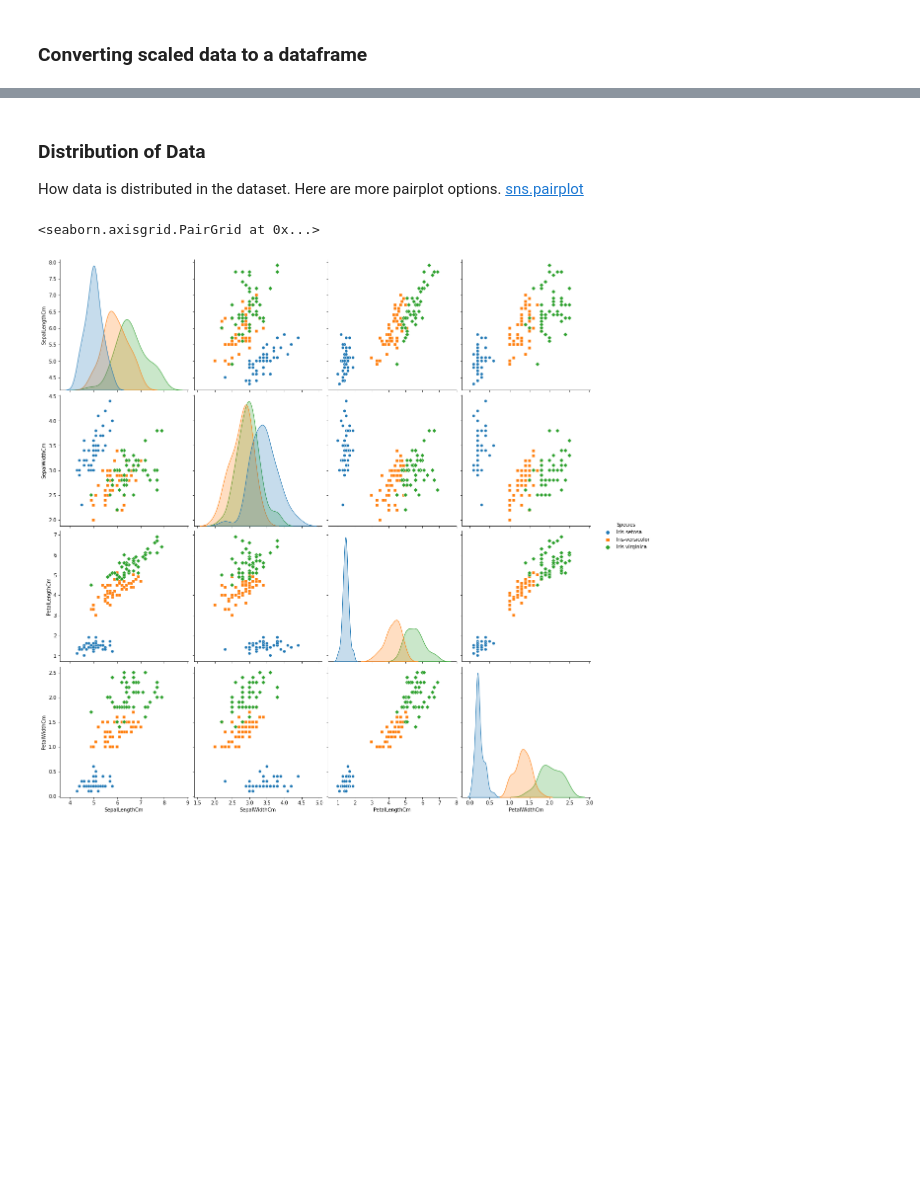
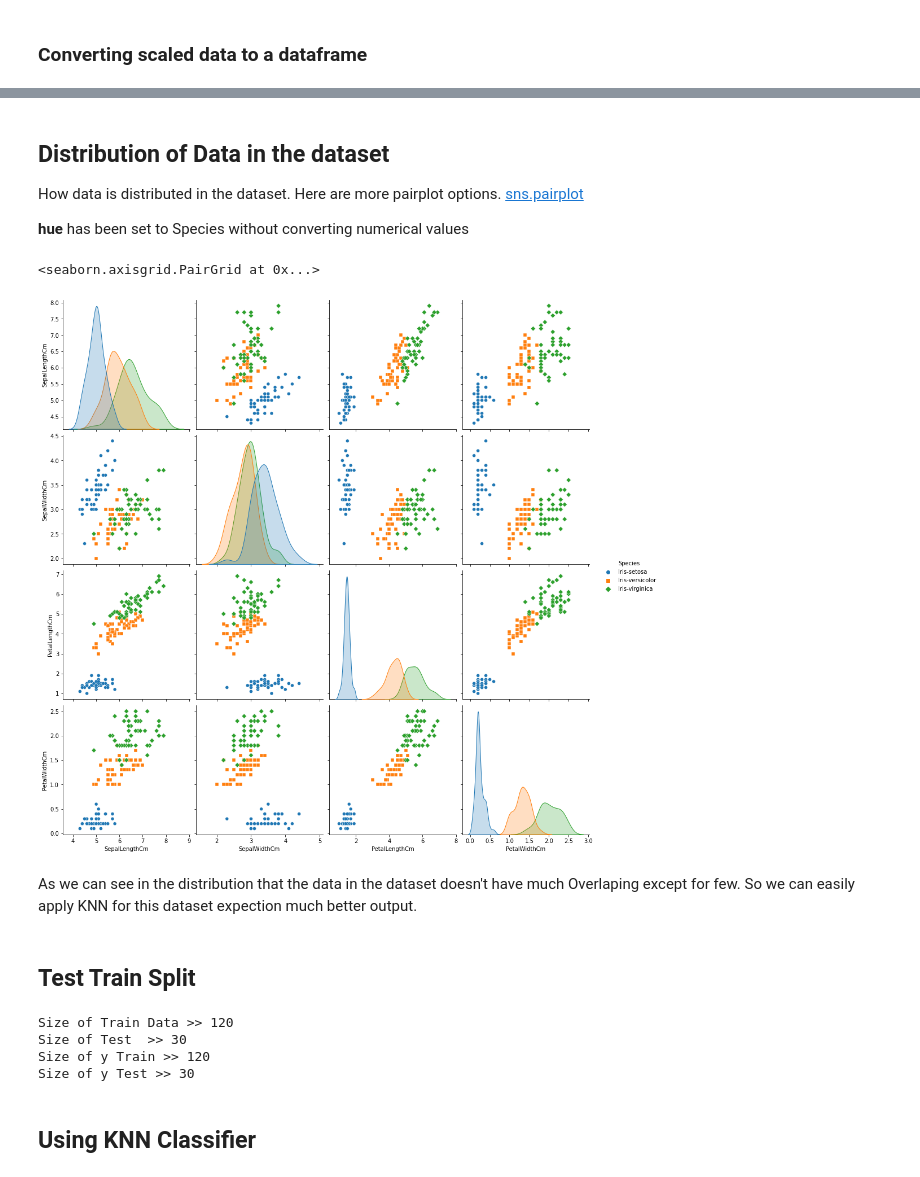
Before and after one commit to abidshafee/DataScienceYouTubeTutorials, a Jupyter notebook: KNN_Classification.ipynb, the cells around one changed output, grey strips where cells are left out. Drawn from its saved outputs; the diff is of its cells as text; code cells hidden in the pictures; blank space fills up the shorter version.

```diff
--- a/KNN_Classification.ipynb
+++ b/KNN_Classification.ipynb
@@ -153,9 +131,15 @@ scaled_df.head()
 # %% [markdown]
-### Distribution of Data
+## Distribution of Data in the dataset
 How data is distributed in the dataset. Here are more pairplot options.
 [sns.pairplot](https://seaborn.pydata.org/generated/seaborn.pairplot.html)
+
+**hue** has been set to Species without converting numerical values
 # %%
-sns.pairplot(df, hue='Species',  markers=["o", "s", "D"], height=4) # hue=y when y datatype is boolean
+sns.pairplot(df, hue='Species',  markers=["o", "s", "D"], height=3.5) # hue=y when y datatype is boolean
 # %% [output]
 <seaborn.axisgrid.PairGrid at 0x...>
-[figure, old version]
+[figure, new version]
+# %% [markdown]
+As we can see in the distribution that the data in the dataset doesn't have much Overlaping except for few. So we can easily apply KNN for this dataset expection much better output.
+# %% [markdown]
+## Test Train Split
@@ -161,0 +148,12 @@ sns.pairplot(df, hue='Species',  markers=["o", "s", "D"], height=4) # hue=y when
+# %%
+print('Size of Train Data >> ' + str(len(X_train)))
+print('Size of Test  >> ' + str(len(X_test)))
+print('Size of y Train >> ' + str(len(y_train)))
+print('Size of y Test >> ' + str(len(y_test)))
+# %% [output]
+Size of Train Data >> 120
+Size of Test  >> 30
+Size of y Train >> 120
+Size of y Test >> 30
+# %% [markdown]
+## Using KNN Classifier
```
Also changed, not shown: parts of 18 cells of this notebook.
